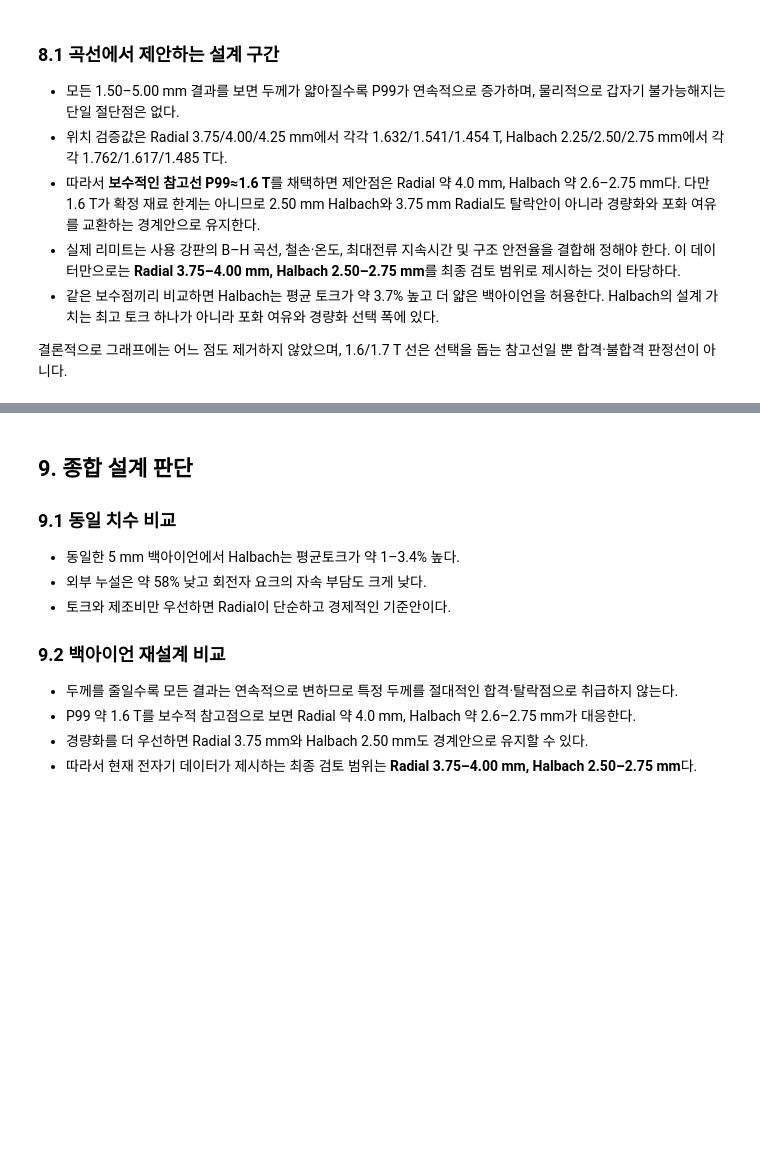
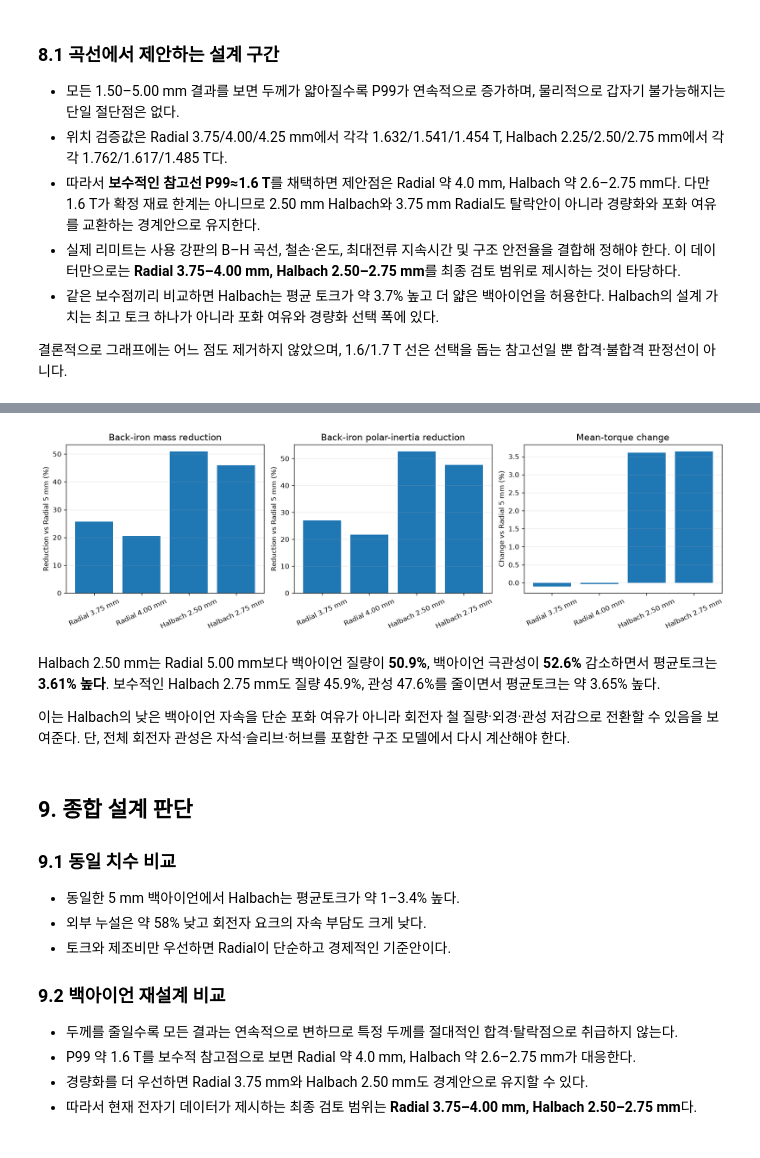
Before and after one commit to nooi-mechanic/motor-electromagnetic-femm-analysis, a Jupyter notebook: reports/radial flux motor/radial_vs_halbach_comprehensive_report.ipynb, the cells around one changed output, grey strips where cells are left out. Saved outputs shown, nothing was run; the diff lists cells and outputs as text; code cells hidden in the pictures; blank space fills up the shorter version.

Commit message:
Add rotor back-iron mass and inertia analysis

```diff
--- a/reports/radial flux motor/radial_vs_halbach_comprehensive_report.ipynb
+++ b/reports/radial flux motor/radial_vs_halbach_comprehensive_report.ipynb
@@ -842,0 +851,44 @@ plt.show()
+# %%
+steel_density = 7650.0       # kg/m^3
+stack_length_m = 0.150
+back_iron_inner_radius_m = 0.070
+
+candidate_torque = {
+    "Radial 5.00 mm": maps["Radial"].query("current_peak_A == 50").torque_Nm.mean(),
+    "Radial 3.75 mm": yoke_validation_summary.query("Design == 'Radial' and `Yoke thickness (mm)` == 3.75")["Mean torque (N·m)"].iloc[0],
+    "Radial 4.00 mm": yoke_validation_summary.query("Design == 'Radial' and `Yoke thickness (mm)` == 4.00")["Mean torque (N·m)"].iloc[0],
+    "Halbach 2.50 mm": yoke_validation_summary.query("Design == '3-seg Halbach' and `Yoke thickness (mm)` == 2.50")["Mean torque (N·m)"].iloc[0],
+    "Halbach 2.75 mm": yoke_validation_summary.query("Design == '3-seg Halbach' and `Yoke thickness (mm)` == 2.75")["Mean torque (N·m)"].iloc[0],
+}
+candidate_thickness = {name: float(name.split()[-2]) for name in candidate_torque}
+
+rows = []
+for name, torque in candidate_torque.items():
+    thickness_m = candidate_thickness[name] / 1000
+    outer_radius = back_iron_inner_radius_m + thickness_m
+    mass = steel_density*np.pi*stack_length_m*(outer_radius**2-back_iron_inner_radius_m**2)
+    inertia = 0.5*mass*(outer_radius**2+back_iron_inner_radius_m**2)
+    rows.append({"Candidate": name, "Back-iron thickness (mm)": 1000*thickness_m,
+                 "Rotor OD (mm)": 2000*outer_radius, "Back-iron mass (kg)": mass,
+                 "Back-iron polar inertia (kg·m²)": inertia, "Mean torque (N·m)": torque,
+                 "Torque/back-iron mass (N·m/kg)": torque/mass})
+
+back_iron_mechanical_summary = pd.DataFrame(rows).set_index("Candidate")
+baseline = back_iron_mechanical_summary.loc["Radial 5.00 mm"]
+back_iron_mechanical_summary["Mass reduction vs Radial 5 mm (%)"] = 100*(1-back_iron_mechanical_summary["Back-iron mass (kg)"]/baseline["Back-iron mass (kg)"])
+back_iron_mechanical_summary["Inertia reduction vs Radial 5 mm (%)"] = 100*(1-back_iron_mechanical_summary["Back-iron polar inertia (kg·m²)"]/baseline["Back-iron polar inertia (kg·m²)"])
+back_iron_mechanical_summary["Torque change vs Radial 5 mm (%)"] = 100*(back_iron_mechanical_summary["Mean torque (N·m)"]/baseline["Mean torque (N·m)"]-1)
+display(back_iron_mechanical_summary.style.format("{:.3f}"))
+
+plot_rows = back_iron_mechanical_summary.drop(index="Radial 5.00 mm")
+fig, axes = plt.subplots(1, 3, figsize=(14, 4.1), constrained_layout=True)
+axes[0].bar(plot_rows.index, plot_rows["Mass reduction vs Radial 5 mm (%)"])
+axes[1].bar(plot_rows.index, plot_rows["Inertia reduction vs Radial 5 mm (%)"])
+axes[2].bar(plot_rows.index, plot_rows["Torque change vs Radial 5 mm (%)"])
+axes[0].set(title="Back-iron mass reduction", ylabel="Reduction vs Radial 5 mm (%)")
+axes[1].set(title="Back-iron polar-inertia reduction", ylabel="Reduction vs Radial 5 mm (%)")
+axes[2].set(title="Mean-torque change", ylabel="Change vs Radial 5 mm (%)")
+for ax in axes:
+    ax.tick_params(axis="x", rotation=25); ax.grid(axis="y", alpha=.25)
+plt.show()
+# %% [output]
@@ -843,3 +902,8 @@ plt.show()
+[figure, added]
+# %% [markdown]
+Halbach 2.50 mm는 Radial 5.00 mm보다 백아이언 질량이 **50.9%**, 백아이언 극관성이 **52.6%** 감소하면서 평균토크는 **3.61% 높다**. 보수적인 Halbach 2.75 mm도 질량 45.9%, 관성 47.6%를 줄이면서 평균토크는 약 3.65% 높다.
+
+이는 Halbach의 낮은 백아이언 자속을 단순 포화 여유가 아니라 회전자 철 질량·외경·관성 저감으로 전환할 수 있음을 보여준다. 단, 전체 회전자 관성은 자석·슬리브·허브를 포함한 구조 모델에서 다시 계산해야 한다.
 # %% [markdown]
 ## 9. 종합 설계 판단
 
```
Also changed, not shown: parts of 2 cells of this notebook, 2 other files.
